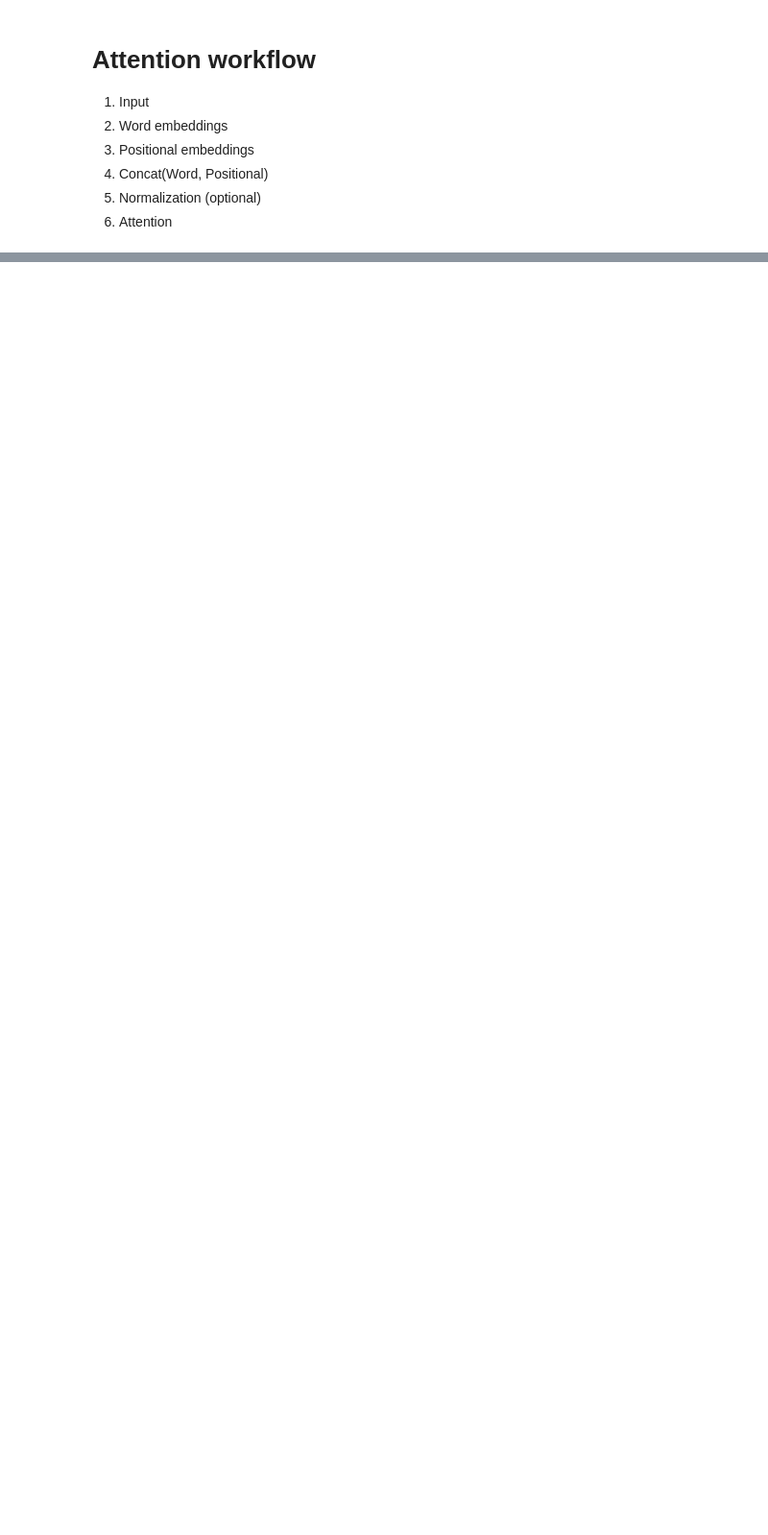
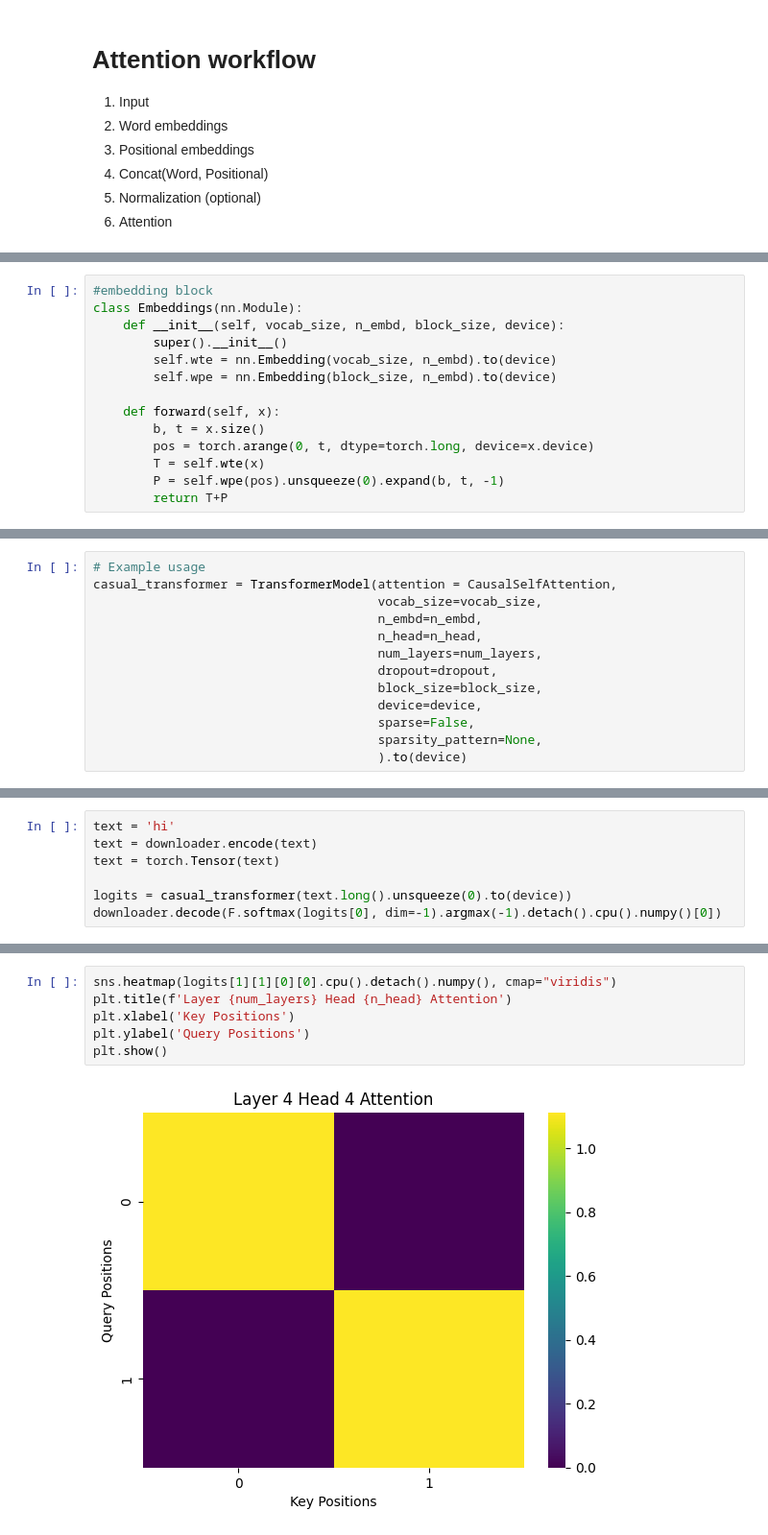
Before and after one commit to Nielspace/Modular-AI, a Jupyter notebook: notebooks/07_Transformers.ipynb, the cells around one changed output, grey strips where cells are left out. Shown: that part at 96% size. Drawn from its saved outputs; the diff is of its cells as text; blank space fills up the shorter version.

Commit message:
attention

```diff
--- a/notebooks/07_Transformers.ipynb
+++ b/notebooks/07_Transformers.ipynb
@@ -153,0 +159,14 @@ tensor([[58, 46,  1,  ..., 56, 41, 43],
+# %%
+#embedding block
+class Embeddings(nn.Module):
+    def __init__(self, vocab_size, n_embd, block_size, device):
+        super().__init__()
+        self.wte = nn.Embedding(vocab_size, n_embd).to(device)
+        self.wpe = nn.Embedding(block_size, n_embd).to(device)
+
+    def forward(self, x):
+        b, t = x.size()
+        pos = torch.arange(0, t, dtype=torch.long, device=x.device)
+        T = self.wte(x)
+        P = self.wpe(pos).unsqueeze(0).expand(b, t, -1)
+        return T+P
@@ -245,0 +264,13 @@ torch.Size([8, 1024, 50276])
+# %%
+# Example usage
+casual_transformer = TransformerModel(attention = CausalSelfAttention,
+                                      vocab_size=vocab_size,
+                                      n_embd=n_embd,
+                                      n_head=n_head,
+                                      num_layers=num_layers,
+                                      dropout=dropout,
+                                      block_size=block_size,
+                                      device=device,
+                                      sparse=False,
+                                      sparsity_pattern=None,
+                                      ).to(device)
@@ -245,0 +340,7 @@ torch.Size([8, 1024, 50276])
+# %%
+text = 'hi'
+text = downloader.encode(text)
+text = torch.Tensor(text)
+
+logits = casual_transformer(text.long().unsqueeze(0).to(device))
+downloader.decode(F.softmax(logits[0], dim=-1).argmax(-1).detach().cpu().numpy()[0])
@@ -246 +349,9 @@ torch.Size([8, 1024, 50276])
+# %%
+sns.heatmap(logits[1][1][0][0].cpu().detach().numpy(), cmap="viridis")
+plt.title(f'Layer {num_layers} Head {n_head} Attention')
+plt.xlabel('Key Positions')
+plt.ylabel('Query Positions')
+plt.show()
+# %% [output]
+[figure, added]
 # %%
```
Also changed, not shown: parts of 19 cells of this notebook.
